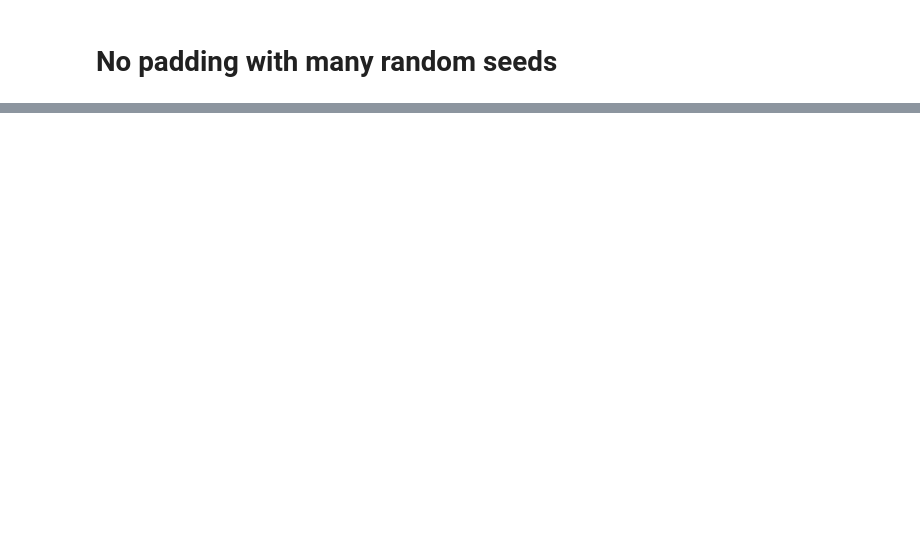
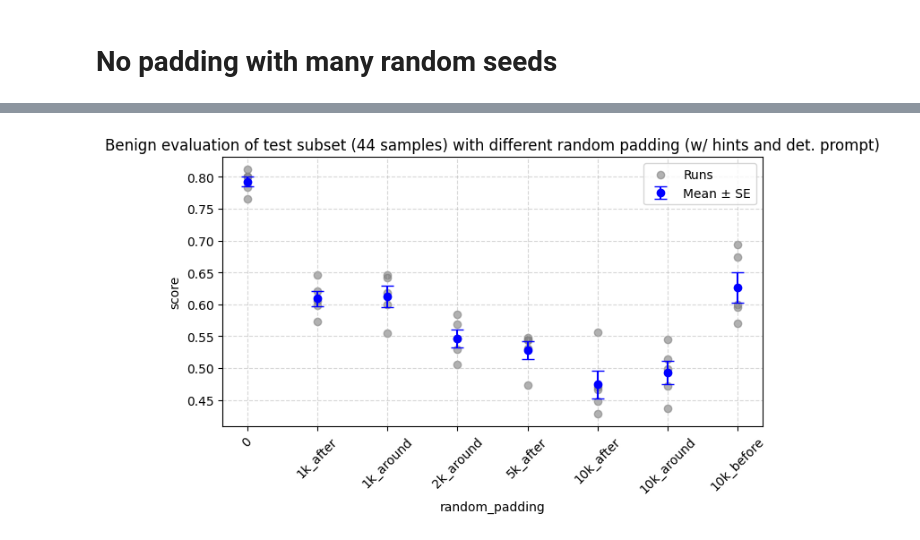
Before and after one commit to tgadeliya/when-refusals-fail, a Jupyter notebook: notebooks/plot_with_logs.ipynb, the cells around one changed output, grey strips where cells are left out. Cells and saved outputs as stored; diff of their text form; code cells hidden in the pictures; blank space fills up the shorter version.

```diff
--- a/notebooks/plot_with_logs.ipynb
+++ b/notebooks/plot_with_logs.ipynb
@@ -542,0 +330,16 @@ plt.show()
+# %%
+rand_pad_after_seed_ablation = {
+    "0": agg_rs_results("/Users/tsimur.hadeliya/code/algoverse_mountain/logs/benign/no_padding/gpt_4.1_nano/diff_rs/test_hint_det_prompt"),
+    "1k_after" : agg_rs_results("/Users/tsimur.hadeliya/code/algoverse_mountain/logs/benign/random_padding/1k_after/gpt_4.1_nano/test_hint_det_prompt"),
+    "1k_around" : agg_rs_results("/Users/tsimur.hadeliya/code/algoverse_mountain/logs/benign/random_padding/1k_around/gpt_4.1_nano/test_hint_det_prompt"),
+    "2k_around" : agg_rs_results("/Users/tsimur.hadeliya/code/algoverse_mountain/logs/benign/random_padding/2k_around/gpt_4.1_nano/test_hint_det_prompt"),
+    "5k_after" : agg_rs_results("/Users/tsimur.hadeliya/code/algoverse_mountain/logs/benign/random_padding/5k_after/gpt_4.1_nano/test_hint_det_prompt"),
+    "10k_after": agg_rs_results("/Users/tsimur.hadeliya/code/algoverse_mountain/logs/benign/random_padding/10k_after/gpt_4.1_nano/test_hint_det_prompt"),
+    "10k_around" : agg_rs_results("/Users/tsimur.hadeliya/code/algoverse_mountain/logs/benign/random_padding/10k_around/gpt_4.1_nano/test_hint_det_prompt"),
+    "10k_before": agg_rs_results("/Users/tsimur.hadeliya/code/algoverse_mountain/logs/benign/random_padding/10k/gpt_4.1_nano/test_hint_det_prompt")
+}
+# %%
+# print(rand_pad_after_seed_ablation)
+plot_dict_with_rs({k:v.metrics_overall_agg["avg_score"] for k,v in rand_pad_after_seed_ablation.items()}, xlabel="random_padding" ,title="Benign evaluation of test subset (44 samples) with different random padding (w/ hints and det. prompt)", connect_keys=False)
+# %% [output]
+[figure, added]
```
Also changed, not shown: parts of 59 cells of this notebook, 4 other files.
